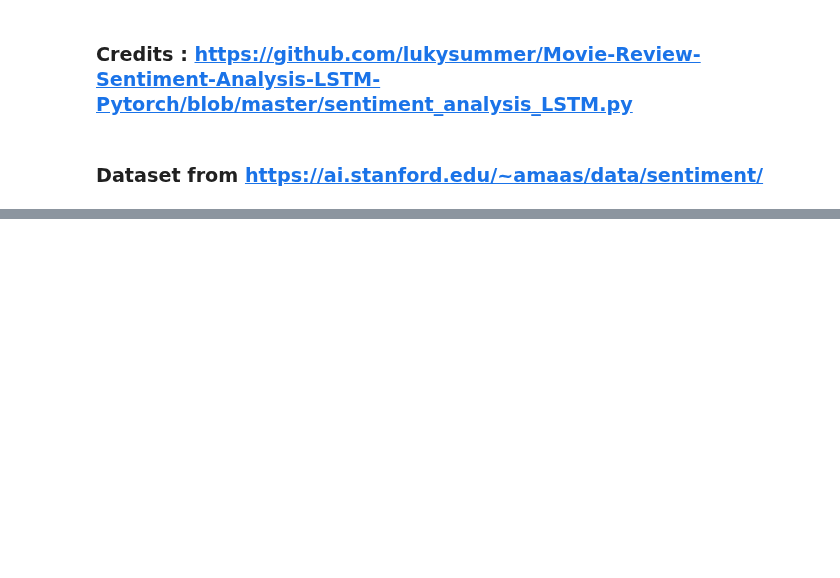
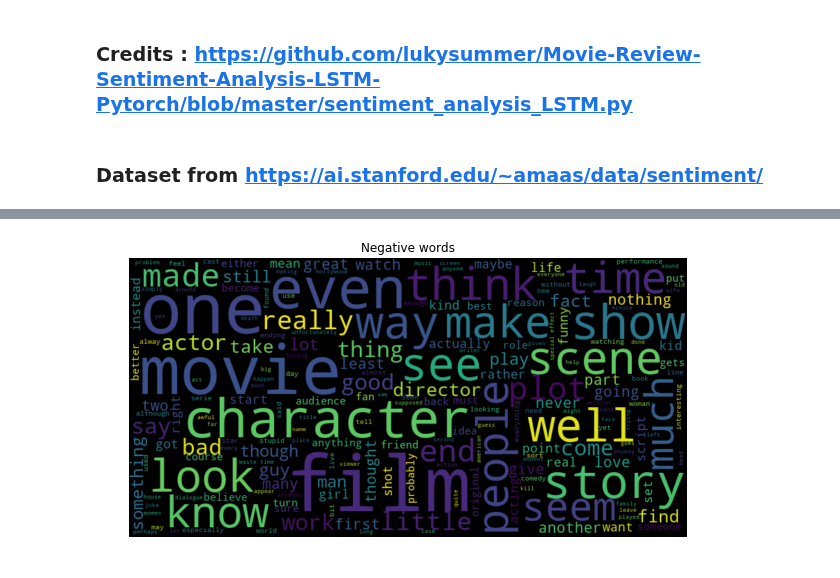
Before and after one commit to amitupreti/sentiment-analysis-with-pytorch-using-deep-learning, a Jupyter notebook: Movie Sentiment Analysis using Deep Learning in pytorch.ipynb, the cells around one changed output, grey strips where cells are left out. Saved outputs shown, nothing was run; the diff lists cells and outputs as text; code cells hidden in the pictures; blank space fills up the shorter version.

```diff
--- a/Movie Sentiment Analysis using Deep Learning in pytorch.ipynb
+++ b/Movie Sentiment Analysis using Deep Learning in pytorch.ipynb
@@ -25,0 +88,4 @@ ImportError: Missing optional dependency 'xlrd'. Install xlrd >= 1.0.0 for Excel
+# %%
+generate_wordcloud(negative_words,'Negative words')
+# %% [output]
+[figure, added]
```
Also changed, not shown: parts of 32 cells of this notebook, 1 other file.
